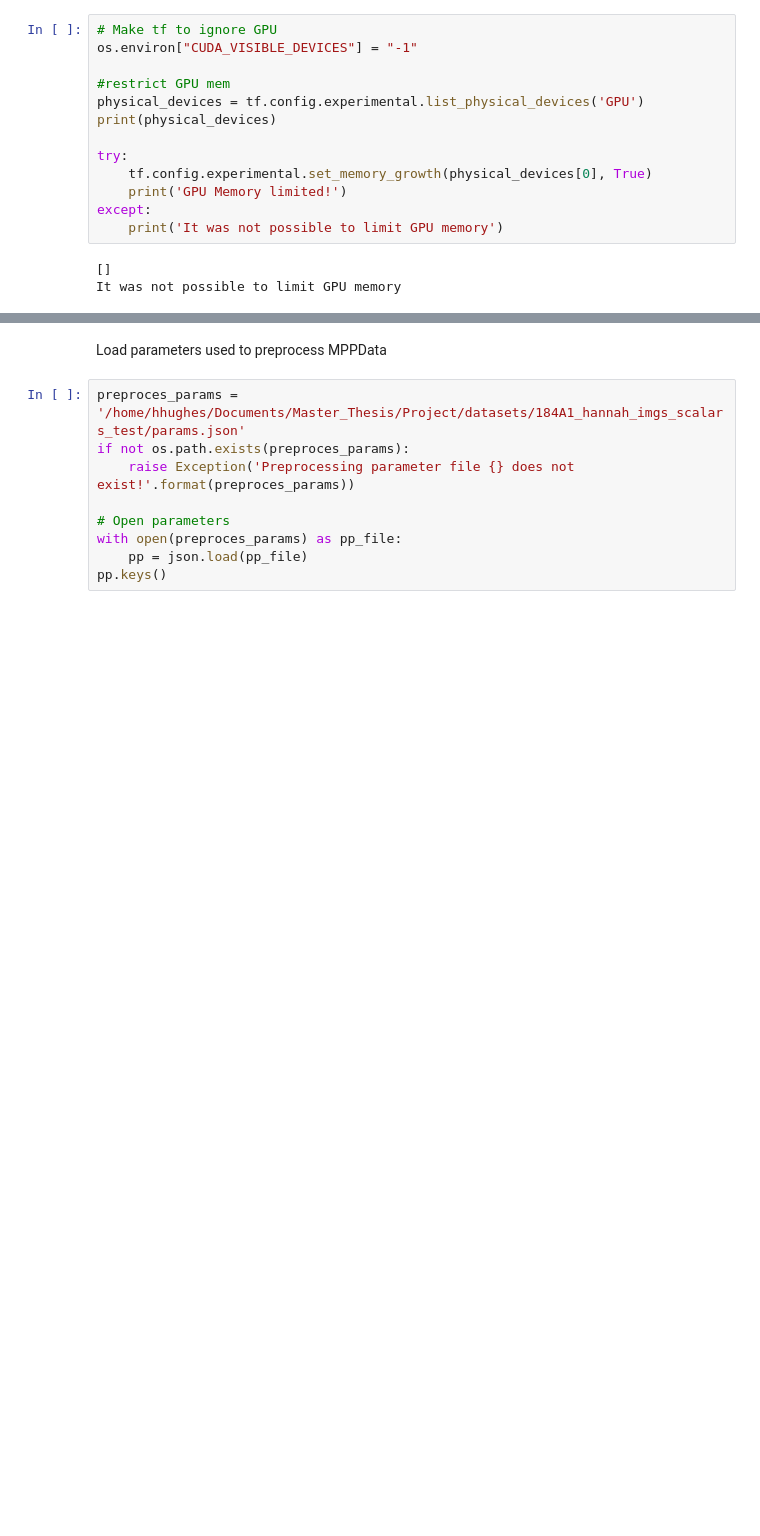
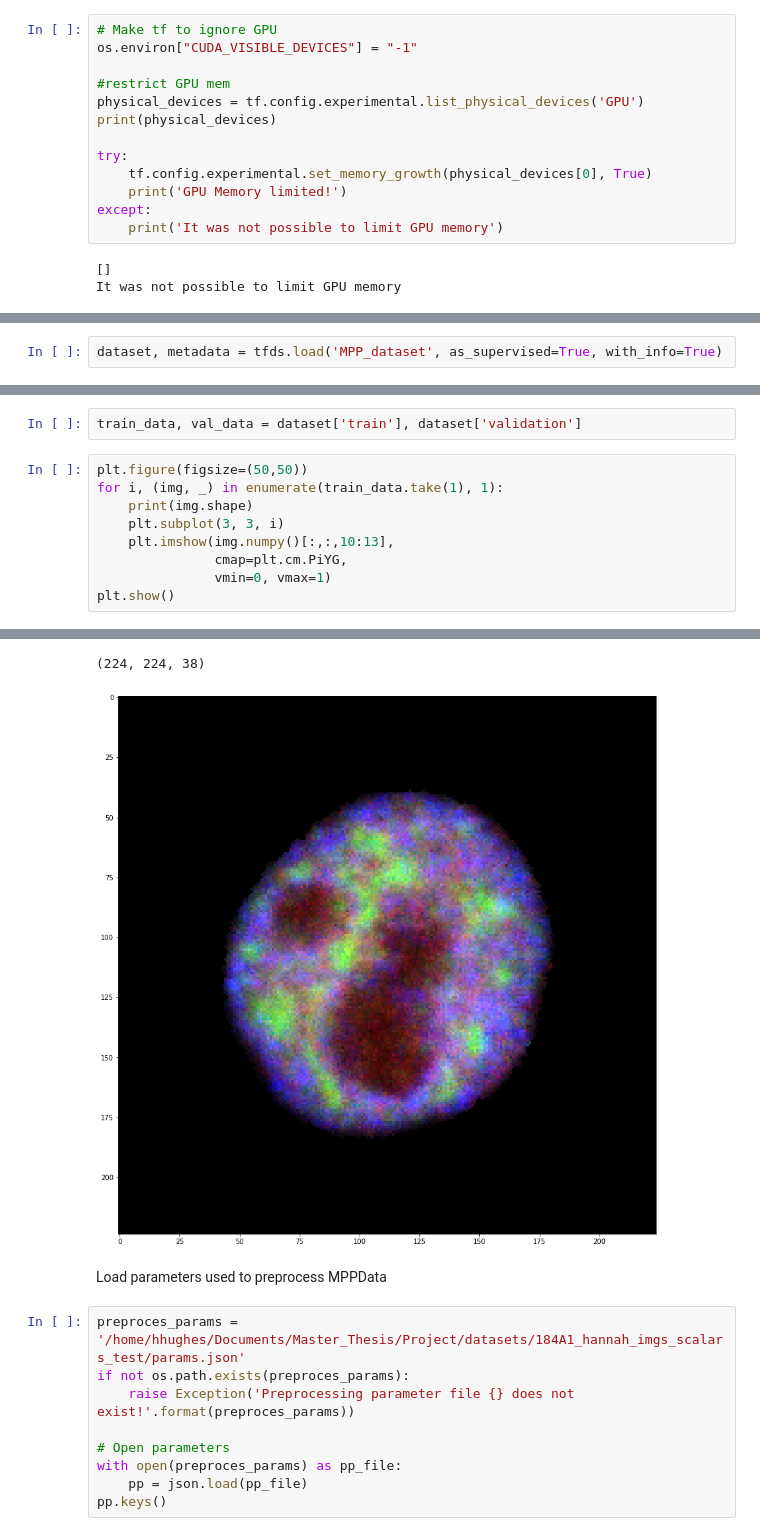
Before and after one commit to andresbecker/master_thesis, a Jupyter notebook: workspace/notebooks/Test_Model-3.ipynb, the cells around one changed output, grey strips where cells are left out. Saved outputs shown, nothing was run; the diff lists cells and outputs as text; blank space fills up the shorter version.

Commit message:
tf data set support added

```diff
--- a/workspace/notebooks/Test_Model-3.ipynb
+++ b/workspace/notebooks/Test_Model-3.ipynb
@@ -66,0 +46,2 @@ It was not possible to limit GPU memory
+# %%
+dataset, metadata = tfds.load('MPP_dataset', as_supervised=True, with_info=True)
@@ -66,0 +68,12 @@ It was not possible to limit GPU memory
+# %%
+train_data, val_data = dataset['train'], dataset['validation']
+# %%
+plt.figure(figsize=(50,50))
+for i, (img, _) in enumerate(train_data.take(1), 1):
+    print(img.shape)
+    plt.subplot(3, 3, i)
+    plt.imshow(img.numpy()[:,:,10:13],
+               cmap=plt.cm.PiYG,
+               vmin=0, vmax=1)
+plt.show()
+# %% [output]
@@ -67,3 +81,5 @@ It was not possible to limit GPU memory
+(224, 224, 38)
+[figure, added]
 # %% [markdown]
 Load parameters used to preprocess MPPData
 # %%
```
Also changed, not shown: parts of 12 cells of this notebook.
